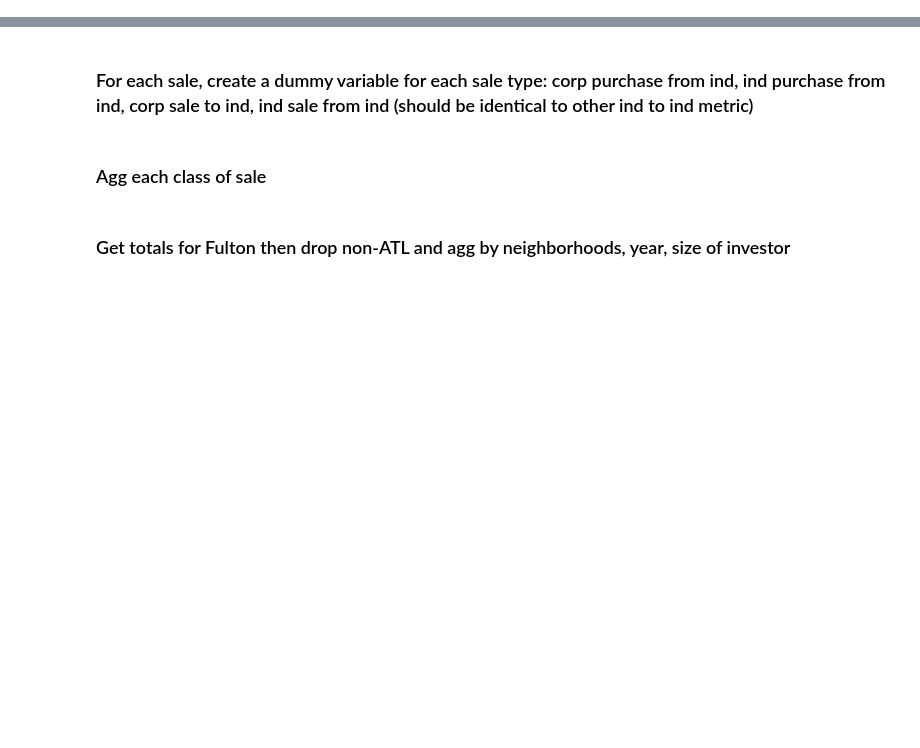
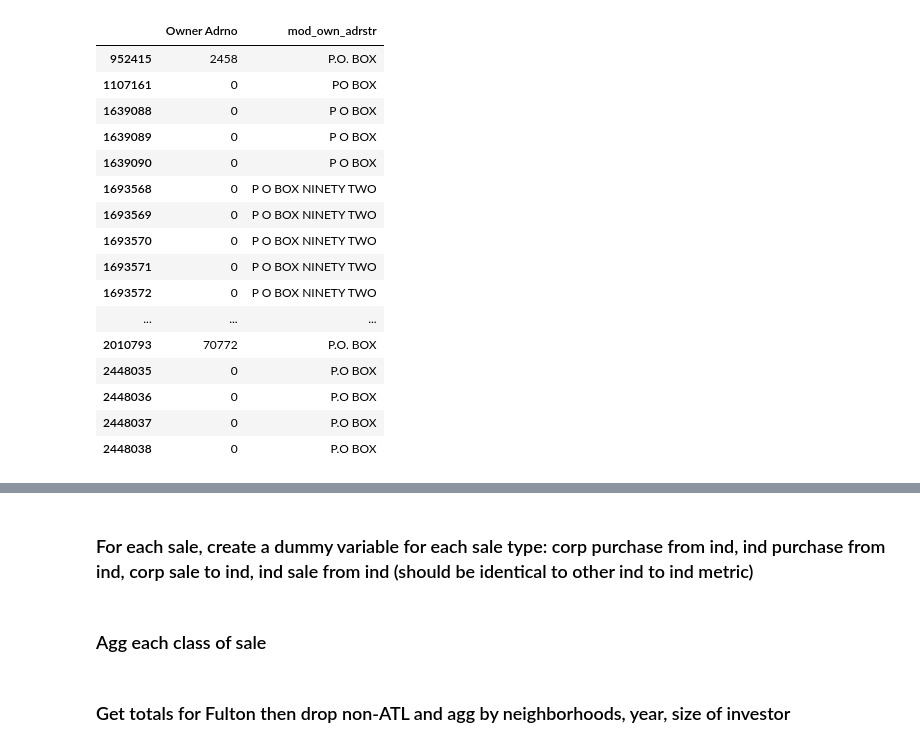
Before and after one commit to Nicholas-Polimeni/wealth-loss-sfr, a Jupyter notebook: analysis.ipynb, the cells around one changed output, grey strips where cells are left out. Drawn from its saved outputs; the diff is of its cells as text; code cells hidden in the pictures; blank space fills up the shorter version.

```diff
--- a/analysis.ipynb
+++ b/analysis.ipynb
@@ -138,0 +118,23 @@ print("Size after: ", atl_df.shape)
+# %%
+re_po_box_no_number = r"^(?!.*\d)[P]+.* BOX.*"
+digest_full_geo_nbhd[digest_full_geo_nbhd["mod_own_adrstr"].str.contains(
+    re_po_box_no_number, regex=True
+)][["Owner Adrno", "mod_own_adrstr"]]
+# %% [output]
+|  | Owner Adrno | mod_own_adrstr |
+| 952415 | 2458 | P.O. BOX |
+| 1107161 | 0 | PO BOX |
+| 1639088 | 0 | P O BOX |
+| 1639089 | 0 | P O BOX |
+| 1639090 | 0 | P O BOX |
+| 1693568 | 0 | P O BOX NINETY TWO |
+| 1693569 | 0 | P O BOX NINETY TWO |
+| 1693570 | 0 | P O BOX NINETY TWO |
+| 1693571 | 0 | P O BOX NINETY TWO |
+| 1693572 | 0 | P O BOX NINETY TWO |
+| ... | ... | ... |
+| 2010793 | 70772 | P.O. BOX |
+| 2448035 | 0 | P.O BOX |
+| 2448036 | 0 | P.O BOX |
+| 2448037 | 0 | P.O BOX |
+| 2448038 | 0 | P.O BOX |
```
Also changed, not shown: parts of 42 cells of this notebook.
